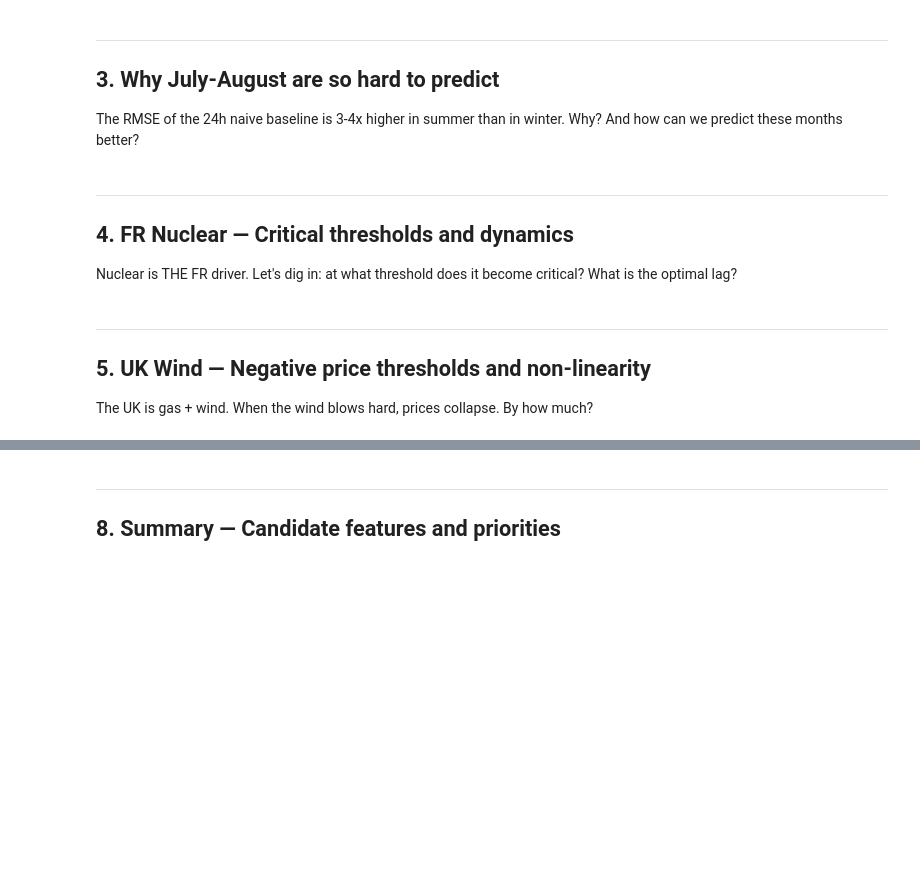
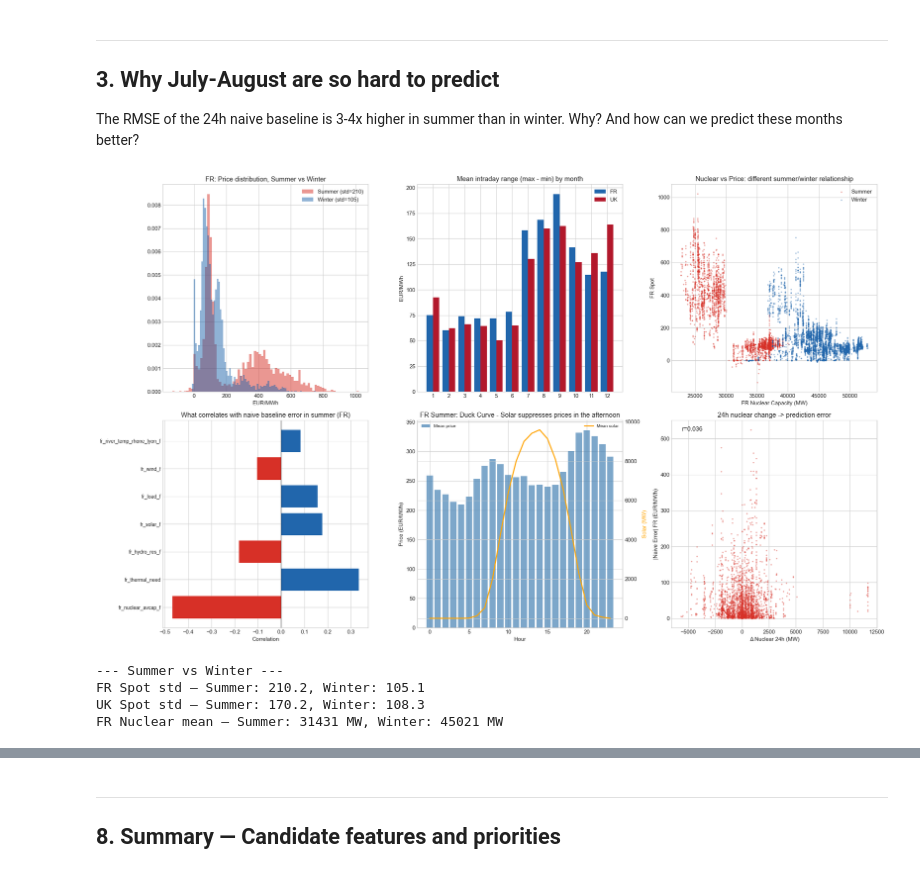
Before and after one commit to mathieucbd/incommodities-case-crunch-2026, a Jupyter notebook: notebooks/02_eda_deep_dives.ipynb, the cells around one changed output, grey strips where cells are left out. Drawn from its saved outputs; the diff is of its cells as text; code cells hidden in the pictures; blank space fills up the shorter version.

```diff
--- a/notebooks/02_eda_deep_dives.ipynb
+++ b/notebooks/02_eda_deep_dives.ipynb
@@ -241,23 +269,23 @@ plt.show()
 
 The RMSE of the 24h naive baseline is 3-4x higher in summer than in winter. Why? And how can we predict these months better?
 # %%
-# Séparer été (JJA) vs reste
+# Separate summer (JJA) vs the rest
 summer = train[dt.dt.month.isin([7, 8])].copy()
 winter = train[dt.dt.month.isin([12, 1, 2])].copy()
 rest = train[~dt.dt.month.isin([7, 8])].copy()
 
 fig, axes = plt.subplots(2, 3, figsize=(20, 12))
 
-# 3a. Distribution des prix été vs hiver
-axes[0, 0].hist(summer['fr_spot'], bins=80, alpha=0.5, label=f'Été (std={summer["fr_spot"].std():.0f})',
+# 3a. Price distribution: summer vs winter
+axes[0, 0].hist(summer['fr_spot'], bins=80, alpha=0.5, label=f'Summer (std={summer["fr_spot"].std():.0f})',
                 density=True, color='#d73027')
-axes[0, 0].hist(winter['fr_spot'], bins=80, alpha=0.5, label=f'Hiver (std={winter["fr_spot"].std():.0f})',
+axes[0, 0].hist(winter['fr_spot'], bins=80, alpha=0.5, label=f'Winter (std={winter["fr_spot"].std():.0f})',
                 density=True, color='#2166ac')
-axes[0, 0].set_title('FR: Distribution des prix Été vs Hiver')
+axes[0, 0].set_title('FR: Price distribution, Summer vs Winter')
 axes[0, 0].set_xlabel('EUR/MWh')
 axes[0, 0].legend()
 
-# 3b. Volatilité intra-journalière (range max-min par jour)
+# 3b. Intraday volatility (daily max-min range)
 train['date'] = dt.dt.date
 daily_range = train.groupby('date').agg(
     fr_range=('fr_spot', lambda x: x.max() - x.min()),
@@ -274,72 +302,73 @@ axes[0, 1].bar(x - 0.2, monthly_range['fr_mean'], 0.4, label='FR', color='#2166a
 axes[0, 1].bar(x + 0.2, monthly_range['uk_mean'], 0.4, label='UK', color='#b2182b')
 axes[0, 1].set_xticks(x)
 axes[0, 1].set_xticklabels(range(1, 13))
-axes[0, 1].set_title('Range intra-journalier moyen (max - min) par mois')
+axes[0, 1].set_title('Mean intraday range (max - min) by month')
 axes[0, 1].set_ylabel('EUR/MWh')
 axes[0, 1].legend()
 
-# 3c. En été : nuclear capacity est la clé
-axes[0, 2].scatter(summer['fr_nuclear_avcap_f'], summer['fr_spot'], s=3, alpha=0.3, color='#d73027', label='Été')
-axes[0, 2].scatter(winter['fr_nuclear_avcap_f'], winter['fr_spot'], s=3, alpha=0.3, color='#2166ac', label='Hiver')
+# 3c. In summer: nuclear capacity is the key
+axes[0, 2].scatter(summer['fr_nuclear_avcap_f'], summer['fr_spot'], s=3, alpha=0.3, color='#d73027', label='Summer')
+axes[0, 2].scatter(winter['fr_nuclear_avcap_f'], winter['fr_spot'], s=3, alpha=0.3, color='#2166ac', label='Winter')
 axes[0, 2].set_xlabel('FR Nuclear Capacity (MW)')
 axes[0, 2].set_ylabel('FR Spot')
-axes[0, 2].set_title('Nucléaire vs Prix : relation différente été/hiver')
+axes[0, 2].set_title('Nuclear vs Price: different summer/winter relationship')
 axes[0, 2].legend()
 
-# 3d. Erreur du naive 24h — corrélation avec les features en été
+# 3d. 24h naive error — correlation with features in summer
 summer['naive_error_fr'] = (summer['fr_spot'] - summer['fr_spot_la']).abs()
 summer['naive_error_uk'] = (summer['uk_spot'] - summer['uk_spot_la']).abs()
 
-# Quelles features expliquent les grosses erreurs du naive ?
+# Which features explain the biggest naive errors?
 error_corr_feats = ['fr_nuclear_avcap_f', 'fr_wind_f', 'fr_solar_f', 'fr_load_f',
                     'fr_hydro_res_f', 'fr_river_temp_rhone_lyon_f', 'fr_thermal_need']
 corrs = {f: summer['naive_error_fr'].corr(summer[f]) for f in error_corr_feats if f in summer.columns}
 corrs = dict(sorted(corrs.items(), key=lambda x: abs(x[1]), reverse=True))
 
 axes[1, 0].barh(range(len(corrs)), list(corrs.values()),
                 color=['#d73027' if v < 0 else '#2166ac' for v in corrs.values()])
 axes[1, 0].set_yticks(range(len(corrs)))
 axes[1, 0].set_yticklabels(corrs.keys(), fontsize=9)
-axes[1, 0].set_xlabel('Corrélation')
-axes[1, 0].set_title('Quoi corrèle avec l\'erreur du naive en été (FR)')
+axes[1, 0].set_xlabel('Correlation')
+axes[1, 0].set_title('What correlates with naive baseline error in summer (FR)')
 axes[1, 0].axvline(0, color='black', linewidth=0.5)
 
-# 3e. Solar duck curve ? Prix par heure en été
+# 3e. Solar duck curve? Price by hour in summer
 summer_hourly = summer.groupby(summer['datetime_CET'].dt.hour).agg(
     fr_price=('fr_spot', 'mean'),
     fr_solar=('fr_solar_f', 'mean'),
     fr_wind=('fr_wind_f', 'mean'),
 )
 ax = axes[1, 1]
-ax.bar(summer_hourly.index, summer_hourly['fr_price'], color='steelblue', alpha=0.7, label='Prix moyen')
+ax.bar(summer_hourly.index, summer_hourly['fr_price'], color='steelblue', alpha=0.7, label='Mean price')
 ax2 = ax.twinx()
-ax2.plot(summer_hourly.index, summer_hourly['fr_solar'], color='orange', linewidth=2, label='Solar moyen')
-ax.set_title('FR Été : Duck Curve — Solar écrase les prix l\'après-midi')
-ax.set_xlabel('Heure')
-ax.set_ylabel('Prix (EUR/MWh)')
+ax2.plot(summer_hourly.index, summer_hourly['fr_solar'], color='orange', linewidth=2, label='Mean solar')
+ax.set_title('FR Summer: Duck Curve - Solar suppresses prices in the afternoon')
+ax.set_xlabel('Hour')
+ax.set_ylabel('Price (EUR/MWh)')
 ax2.set_ylabel('Solar (MW)', color='orange')
 ax.legend(loc='upper left', fontsize=8)
 ax2.legend(loc='upper right', fontsize=8)
 
-# 3f. Transition d'un jour à l'autre en été (ce qui rend le naive mauvais)
+# 3f. Day-to-day transition in summer (what makes the naive bad)
 summer['delta_nuclear_24h'] = summer['fr_nuclear_avcap_f'].diff(24)
 mask_big_delta = summer['delta_nuclear_24h'].abs() > 2000
 axes[1, 2].scatter(summer['delta_nuclear_24h'], summer['naive_error_fr'], s=3, alpha=0.3, color='#d73027')
 axes[1, 2].set_xlabel('Δ Nuclear 24h (MW)')
 axes[1, 2].set_ylabel('|Naive Error| FR (EUR/MWh)')
-axes[1, 2].set_title('Changement nucléaire 24h → Erreur de prédiction')
+axes[1, 2].set_title('24h nuclear change -> prediction error')
 r = summer['delta_nuclear_24h'].corr(summer['naive_error_fr'])
 axes[1, 2].text(0.05, 0.95, f'r={r:.3f}', transform=axes[1, 2].transAxes, fontsize=11)
 
 plt.tight_layout()
 plt.show()
 
-print(f'\n--- Été vs Hiver ---')
-print(f'FR Spot std — Été: {summer["fr_spot"].std():.1f}, Hiver: {winter["fr_spot"].std():.1f}')
-print(f'UK Spot std — Été: {summer["uk_spot"].std():.1f}, Hiver: {winter["uk_spot"].std():.1f}')
-print(f'FR Nuclear moyen — Été: {summer["fr_nuclear_avcap_f"].mean():.0f} MW, Hiver: {winter["fr_nuclear_avcap_f"].mean():.0f} MW')
+print(f'\n--- Summer vs Winter ---')
+print(f'FR Spot std — Summer: {summer["fr_spot"].std():.1f}, Winter: {winter["fr_spot"].std():.1f}')
+print(f'UK Spot std — Summer: {summer["uk_spot"].std():.1f}, Winter: {winter["uk_spot"].std():.1f}')
+print(f'FR Nuclear mean — Summer: {summer["fr_nuclear_avcap_f"].mean():.0f} MW, Winter: {winter["fr_nuclear_avcap_f"].mean():.0f} MW')
+# %% [output]
+[figure, added]
+--- Summer vs Winter ---
+FR Spot std — Summer: 210.2, Winter: 105.1
+UK Spot std — Summer: 170.2, Winter: 108.3
+FR Nuclear mean — Summer: 31431 MW, Winter: 45021 MW
-# %% [markdown]
----
-## 4. FR Nuclear — Critical thresholds and dynamics
-
-Nuclear is THE FR driver. Let's dig in: at what threshold does it become critical? What is the optimal lag?
@@ -430,5 +374,0 @@ print(f'→ Baseload gap est {"meilleur" if abs(r_bg) > abs(r_tn) else "moins bo
-# %% [markdown]
----
-## 5. UK Wind — Negative price thresholds and non-linearity
-
-The UK is gas + wind. When the wind blows hard, prices collapse. By how much?
```
Also changed, not shown: parts of 20 cells of this notebook, 19 other files.
